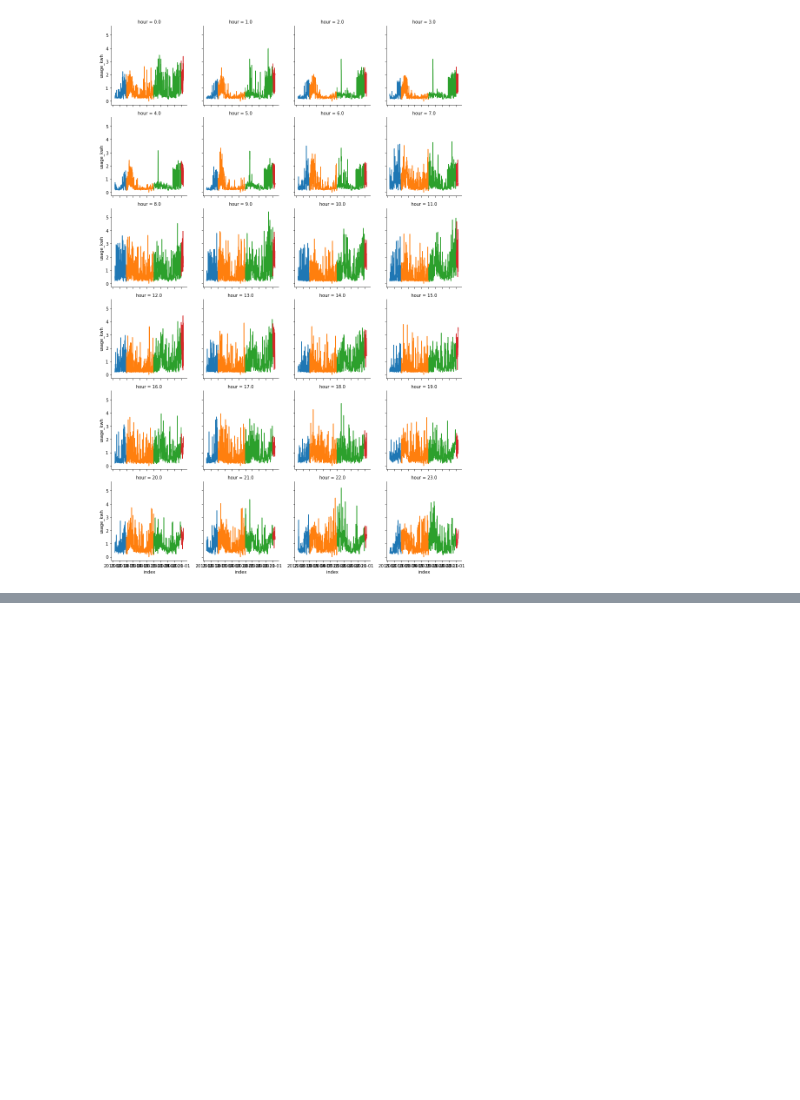
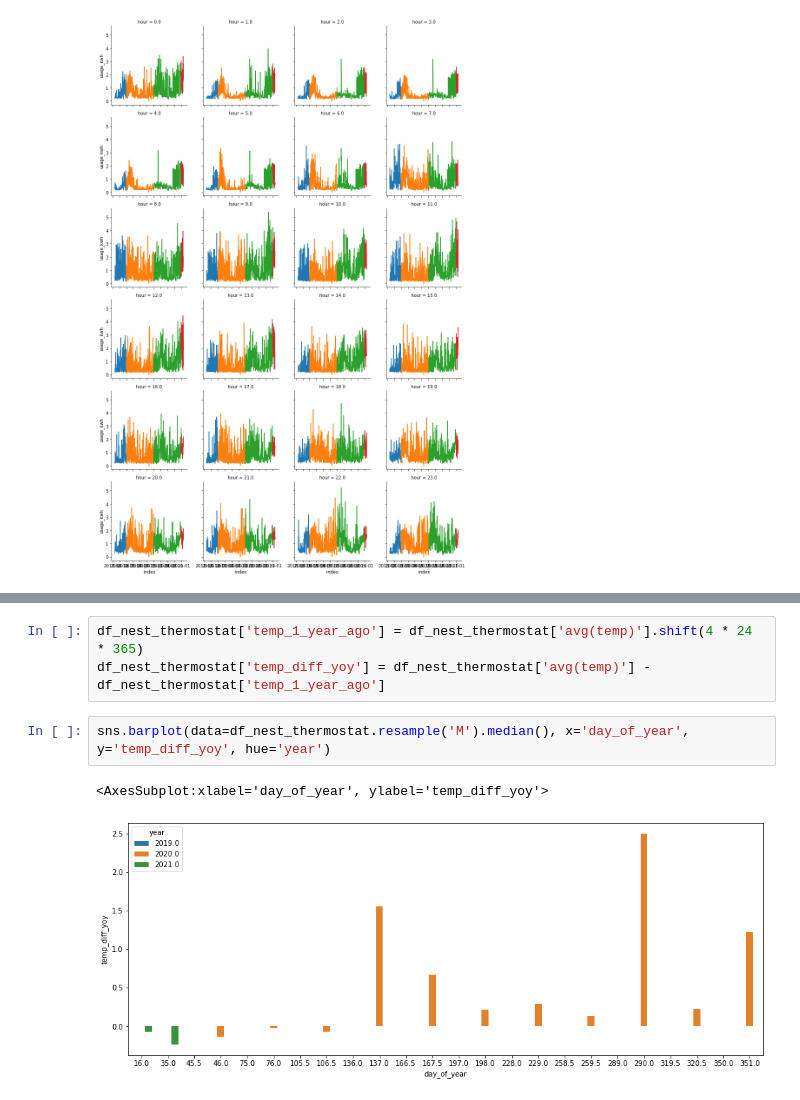
Before and after one commit to andrewhao/nrglab, a Jupyter notebook: nrglab.ipynb, the cells around one changed output, grey strips where cells are left out. Saved outputs shown, nothing was run; the diff lists cells and outputs as text; blank space fills up the shorter version.

```diff
--- a/nrglab.ipynb
+++ b/nrglab.ipynb
@@ -228,0 +275,8 @@ g.map(sns.lineplot, "index", "usage_kwh", estimator=np.sum)
+# %%
+df_nest_thermostat['temp_1_year_ago'] = df_nest_thermostat['avg(temp)'].shift(4 * 24 * 365)
+df_nest_thermostat['temp_diff_yoy'] = df_nest_thermostat['avg(temp)'] - df_nest_thermostat['temp_1_year_ago']
+# %%
+sns.barplot(data=df_nest_thermostat.resample('M').median(), x='day_of_year', y='temp_diff_yoy', hue='year')
+# %% [output]
+<AxesSubplot:xlabel='day_of_year', ylabel='temp_diff_yoy'>
+[figure, added]
```
Also changed, not shown: parts of 13 cells of this notebook.
